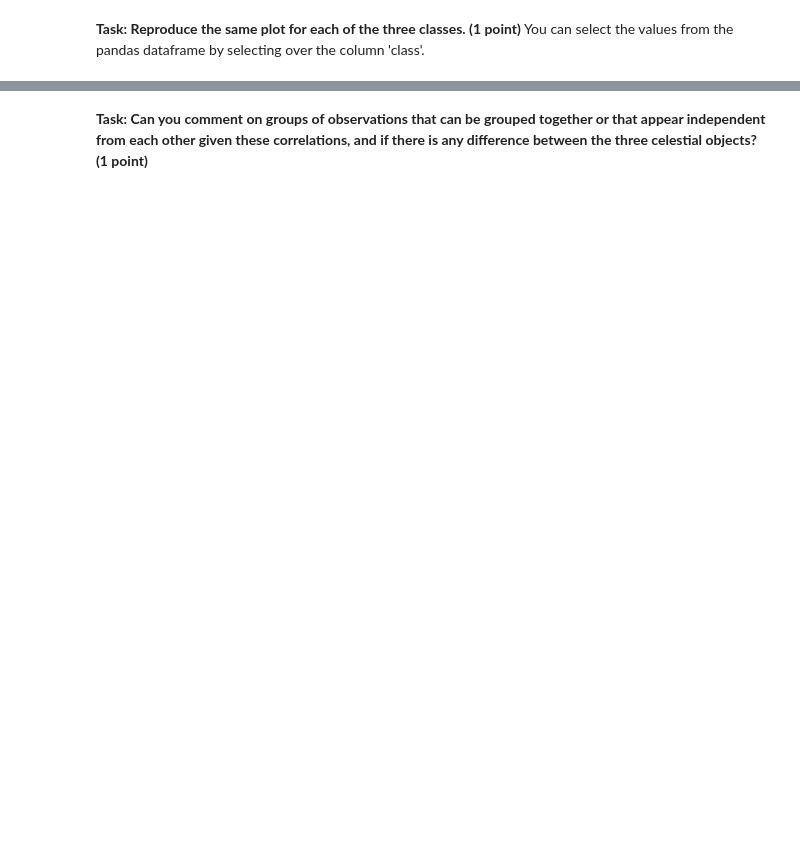
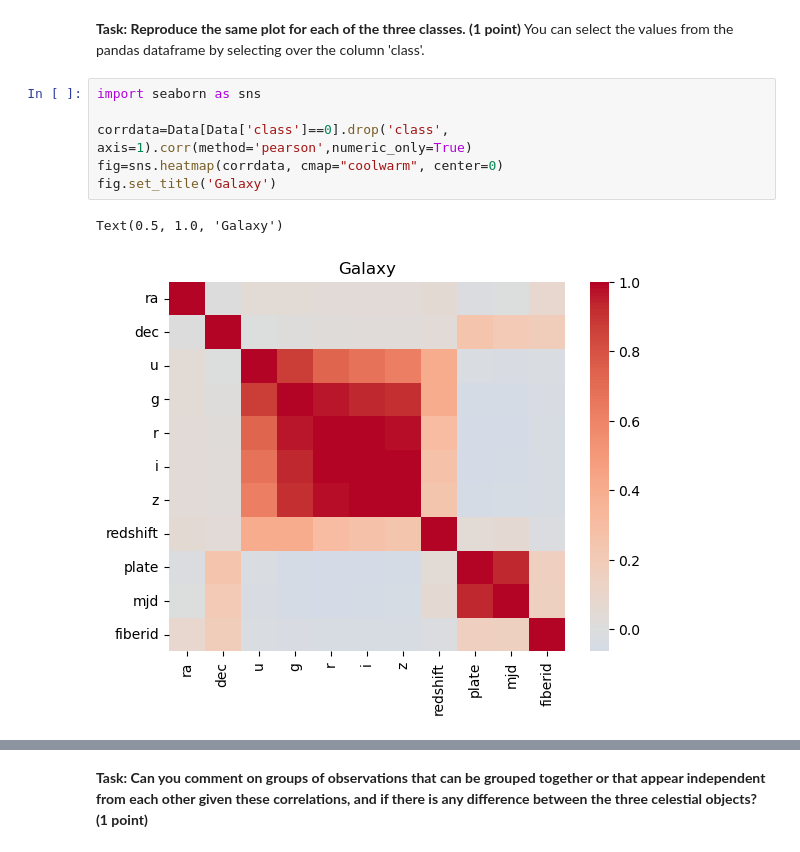
Before and after one commit to UW-ESS-DS/MLGeo2022_velgueta, a Jupyter notebook: Homework7/homework7.ipynb, the cells around one changed output, grey strips where cells are left out. Saved outputs shown, nothing was run; the diff lists cells and outputs as text; blank space fills up the shorter version.

```diff
--- a/Homework7/homework7.ipynb
+++ b/Homework7/homework7.ipynb
@@ -219,3 +240,12 @@ Use functions of ``heatmap``, add the labels in the axes. The colormap ``coolwar
 # %% [markdown]
 **Task: Reproduce the same plot for each of the three classes. (1 point)**
 You can select the values from the pandas dataframe by selecting over the column 'class'.
+# %%
+import seaborn as sns
+
+corrdata=Data[Data['class']==0].drop('class', axis=1).corr(method='pearson',numeric_only=True)
+fig=sns.heatmap(corrdata, cmap="coolwarm", center=0)
+fig.set_title('Galaxy')
+# %% [output]
+Text(0.5, 1.0, 'Galaxy')
+[figure, added]
```
Also changed, not shown: parts of 12 cells of this notebook.
